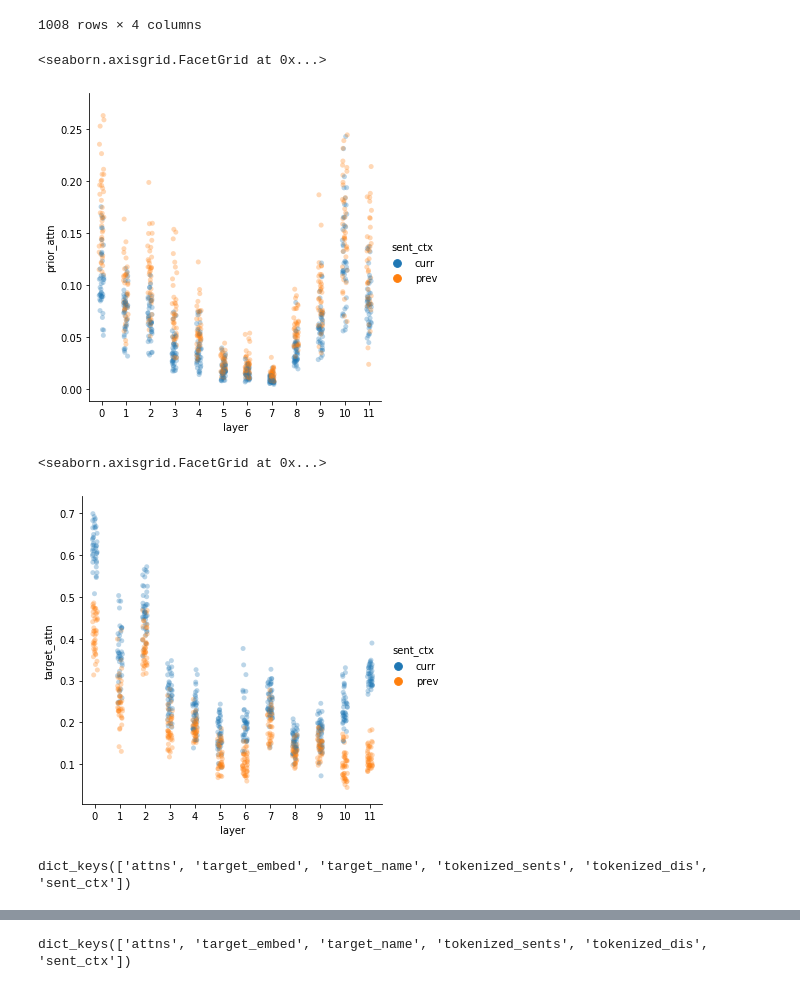
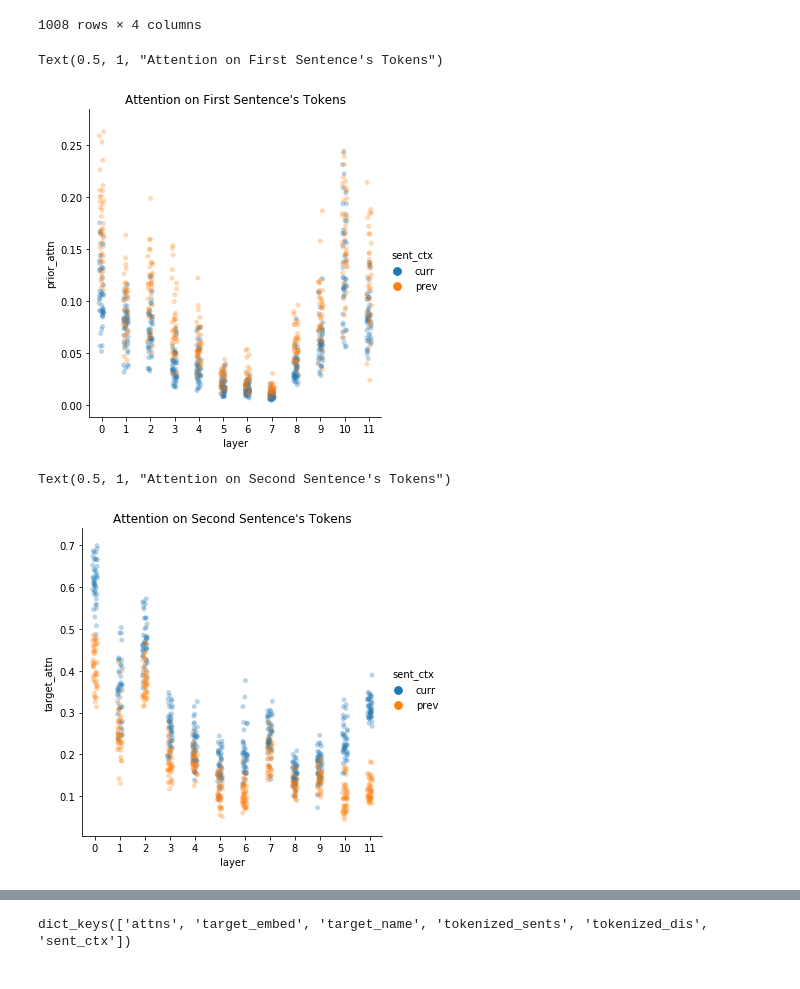
Before and after one commit to sathvikn/bert-wordsense, a Jupyter notebook: codebase/notebooks/rabagliati_2013_analysis.ipynb, the cells around one changed output, grey strips where cells are left out. Cells and saved outputs as stored; diff of their text form; code cells hidden in the pictures.

```diff
--- a/codebase/notebooks/rabagliati_2013_analysis.ipynb
+++ b/codebase/notebooks/rabagliati_2013_analysis.ipynb
@@ -13,6 +35,6 @@ df = df[~df['target'].isin(['moose', 'mousse'])] #BERT tokenization issues
 # %%
 bert_data = []
-for i in np.arange(0, len(df.index) - 4, 4):
+for i in np.arange(0, len(df.index), 4):
     type_stimuli = df.iloc[i:i + 4]
     for sent_ctx in ['curr', 'prev']:
         curr_prev_ctx = type_stimuli[type_stimuli['sentence_ctx'] == sent_ctx]
@@ -125,11 +145,13 @@ curr_prev_sent
 1008 rows × 4 columns
 # %%
 sns.catplot(x = 'layer', y = 'prior_attn', hue = 'sent_ctx', data = curr_prev_sent, alpha = 0.3)
+plt.title("Attention on First Sentence's Tokens")
 # %% [output]
-<seaborn.axisgrid.FacetGrid at 0x...>
+Text(0.5, 1, "Attention on First Sentence's Tokens")
-[figure, old version]
+[figure, new version]
 # %%
 sns.catplot(x = 'layer', y = 'target_attn', hue = 'sent_ctx', data = curr_prev_sent, alpha = 0.3)
+plt.title("Attention on Second Sentence's Tokens")
 # %% [output]
-<seaborn.axisgrid.FacetGrid at 0x...>
+Text(0.5, 1, "Attention on Second Sentence's Tokens")
-[figure, old version]
+[figure, new version]
@@ -145,4 +157,0 @@ for d in bert_data:
-# %%
-ex.keys()
-# %% [output]
-dict_keys(['attns', 'target_embed', 'target_name', 'tokenized_sents', 'tokenized_dis', 'sent_ctx'])
```
Also changed, not shown: parts of 31 cells of this notebook.
